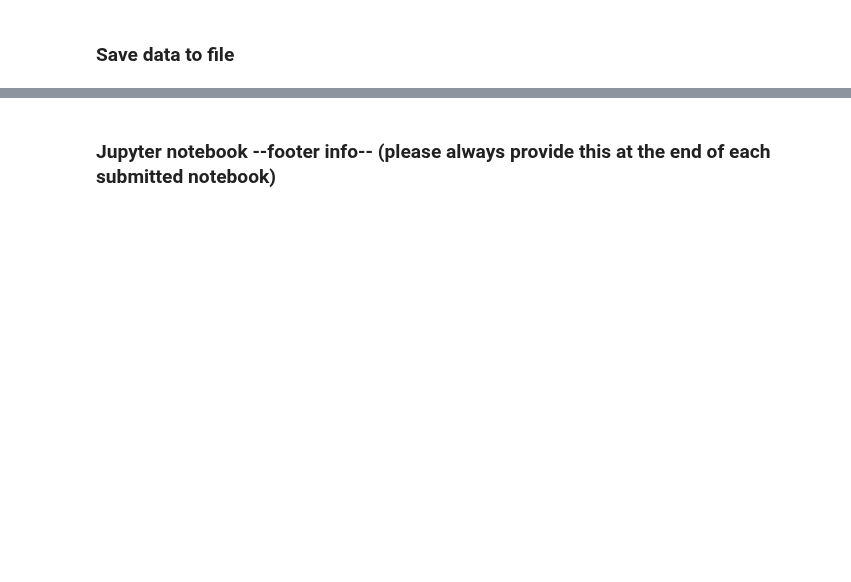
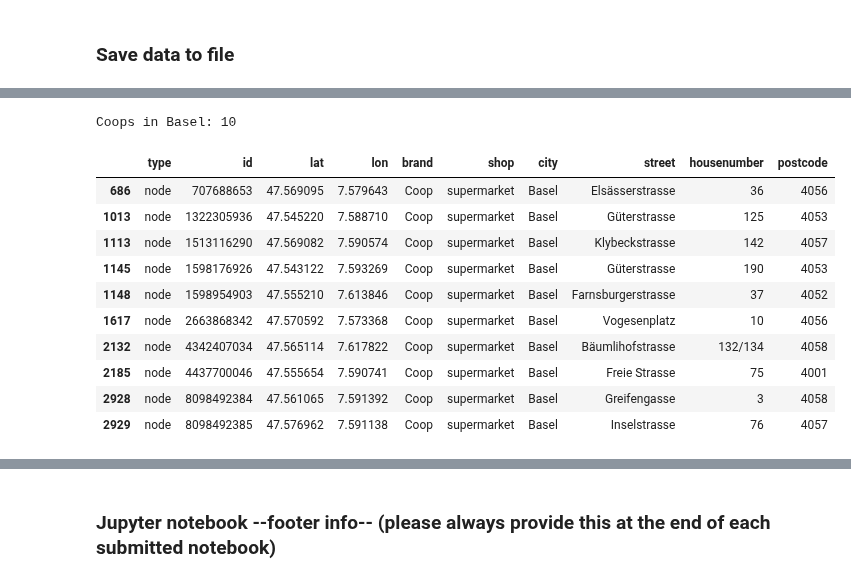
Before and after one commit to mario-gellrich-zhaw/data_analytics, a Jupyter notebook: Week_02/supermarkets_data_preparation.ipynb, the cells around one changed output, grey strips where cells are left out. Saved outputs shown, nothing was run; the diff lists cells and outputs as text; code cells hidden in the pictures; blank space fills up the shorter version.

```diff
--- a/Week_02/supermarkets_data_preparation.ipynb
+++ b/Week_02/supermarkets_data_preparation.ipynb
@@ -97,0 +206,17 @@ df.to_csv('supermarkets_data_prepared.csv',
+# %%
+df_filtered_coop_basel = df.loc[(df['brand'] == 'Coop') & (df['city'] == 'Basel')]
+print('Coops in Basel:', df_filtered_coop_basel.shape[0])
+df_filtered_coop_basel.head(df_filtered_coop_basel.shape[0])
+# %% [output]
+Coops in Basel: 10
+|  | type | id | lat | lon | brand | shop | city | street | housenumber | postcode |
+| 686 | node | 707688653 | 47.569095 | 7.579643 | Coop | supermarket | Basel | Elsässerstrasse | 36 | 4056 |
+| 1013 | node | 1322305936 | 47.545220 | 7.588710 | Coop | supermarket | Basel | Güterstrasse | 125 | 4053 |
+| 1113 | node | 1513116290 | 47.569082 | 7.590574 | Coop | supermarket | Basel | Klybeckstrasse | 142 | 4057 |
+| 1145 | node | 1598176926 | 47.543122 | 7.593269 | Coop | supermarket | Basel | Güterstrasse | 190 | 4053 |
+| 1148 | node | 1598954903 | 47.555210 | 7.613846 | Coop | supermarket | Basel | Farnsburgerstrasse | 37 | 4052 |
+| 1617 | node | 2663868342 | 47.570592 | 7.573368 | Coop | supermarket | Basel | Vogesenplatz | 10 | 4056 |
+| 2132 | node | 4342407034 | 47.565114 | 7.617822 | Coop | supermarket | Basel | Bäumlihofstrasse | 132/134 | 4058 |
+| 2185 | node | 4437700046 | 47.555654 | 7.590741 | Coop | supermarket | Basel | Freie Strasse | 75 | 4001 |
+| 2928 | node | 8098492384 | 47.561065 | 7.591392 | Coop | supermarket | Basel | Greifengasse | 3 | 4058 |
+| 2929 | node | 8098492385 | 47.576962 | 7.591138 | Coop | supermarket | Basel | Inselstrasse | 76 | 4057 |
```
Also changed, not shown: parts of 19 cells of this notebook, 13 other files.
